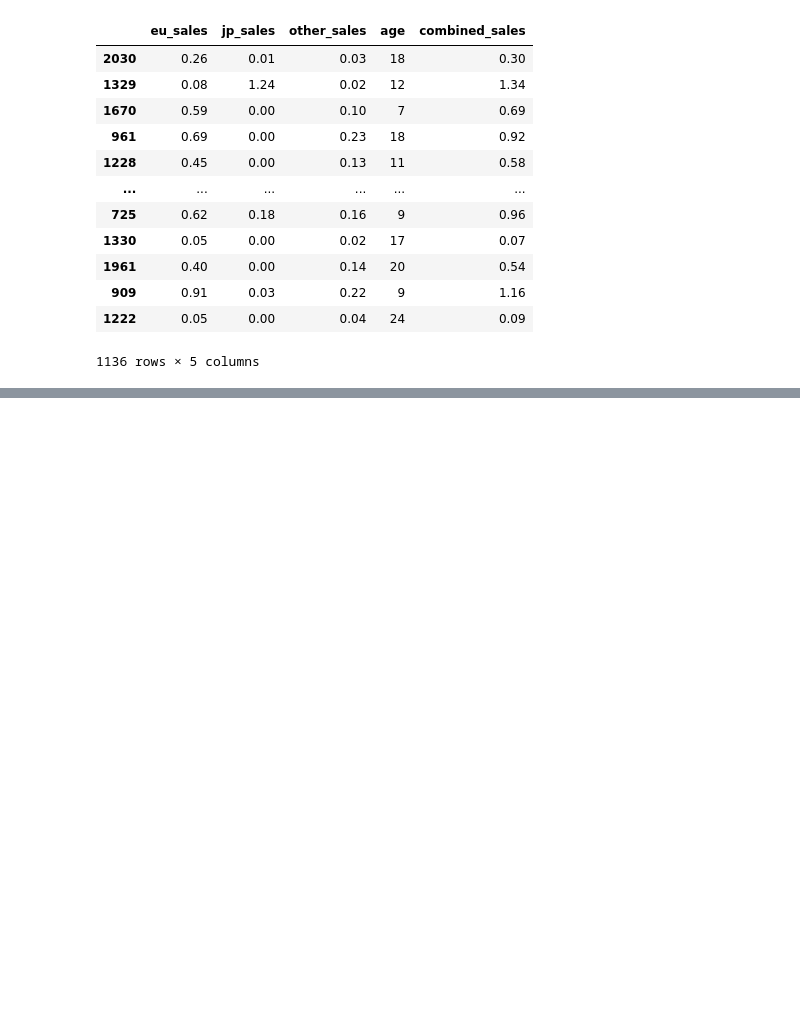
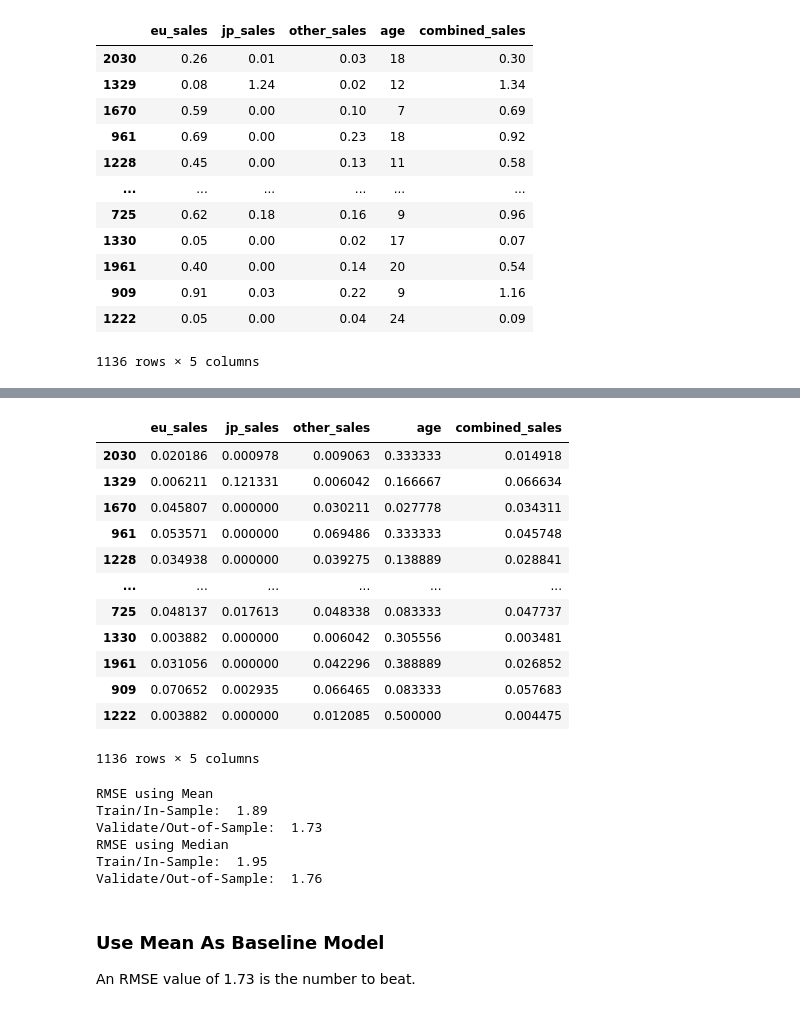
Before and after one commit to brentschriver/press_start, a Jupyter notebook: press-start-workflow.ipynb, the cells around one changed output, grey strips where cells are left out. Drawn from its saved outputs; the diff is of its cells as text; code cells hidden in the pictures; blank space fills up the shorter version.

```diff
--- a/press-start-workflow.ipynb
+++ b/press-start-workflow.ipynb
@@ -363,0 +471,54 @@ new
+# %%
+X_train_scaled
+# %% [output]
+|  | eu_sales | jp_sales | other_sales | age | combined_sales |
+| 2030 | 0.020186 | 0.000978 | 0.009063 | 0.333333 | 0.014918 |
+| 1329 | 0.006211 | 0.121331 | 0.006042 | 0.166667 | 0.066634 |
+| 1670 | 0.045807 | 0.000000 | 0.030211 | 0.027778 | 0.034311 |
+| 961 | 0.053571 | 0.000000 | 0.069486 | 0.333333 | 0.045748 |
+| 1228 | 0.034938 | 0.000000 | 0.039275 | 0.138889 | 0.028841 |
+| ... | ... | ... | ... | ... | ... |
+| 725 | 0.048137 | 0.017613 | 0.048338 | 0.083333 | 0.047737 |
+| 1330 | 0.003882 | 0.000000 | 0.006042 | 0.305556 | 0.003481 |
+| 1961 | 0.031056 | 0.000000 | 0.042296 | 0.388889 | 0.026852 |
+| 909 | 0.070652 | 0.002935 | 0.066465 | 0.083333 | 0.057683 |
+| 1222 | 0.003882 | 0.000000 | 0.012085 | 0.500000 | 0.004475 |
+1136 rows × 5 columns
+# %%
+# We need y_train and y_validate to be dataframes to append the new columns with predicted values.
+y_train = pd.DataFrame(y_train)
+y_validate = pd.DataFrame(y_validate)
+
+# 1. Predict na_sales_pred_mean
+na_sales_pred_mean = y_train['na_sales'].mean()
+y_train['na_sales_pred_mean'] = na_sales_pred_mean
+y_validate['na_sales_pred_mean'] = na_sales_pred_mean
+
+# 2. compute na_sales_pred_median
+na_sales_pred_median = y_train['na_sales'].median()
+y_train['na_sales_pred_median'] = na_sales_pred_median
+y_validate['na_sales_pred_median'] = na_sales_pred_median
+
+# 3. RMSE of na_sales_pred_mean
+rmse_train = mean_squared_error(y_train.na_sales, y_train.na_sales_pred_mean)**(1/2)
+rmse_validate = mean_squared_error(y_validate.na_sales, y_validate.na_sales_pred_mean)**(1/2)
+
+print("RMSE using Mean\nTrain/In-Sample: ", round(rmse_train, 2),
+      "\nValidate/Out-of-Sample: ", round(rmse_validate, 2))
+
+# 4. RMSE of na_sales_pred_median
+rmse_train = mean_squared_error(y_train.na_sales, y_train.na_sales_pred_median)**(1/2)
+rmse_validate = mean_squared_error(y_validate.na_sales, y_validate.na_sales_pred_median)**(1/2)
+
+print("RMSE using Median\nTrain/In-Sample: ", round(rmse_train, 2),
+      "\nValidate/Out-of-Sample: ", round(rmse_validate, 2))
+# %% [output]
+RMSE using Mean
+Train/In-Sample:  1.89
+Validate/Out-of-Sample:  1.73
+RMSE using Median
+Train/In-Sample:  1.95
+Validate/Out-of-Sample:  1.76
+# %% [markdown]
+### Use Mean As Baseline Model
+An RMSE value of 1.73 is the number to beat.
```
Also changed, not shown: parts of 28 cells of this notebook.
